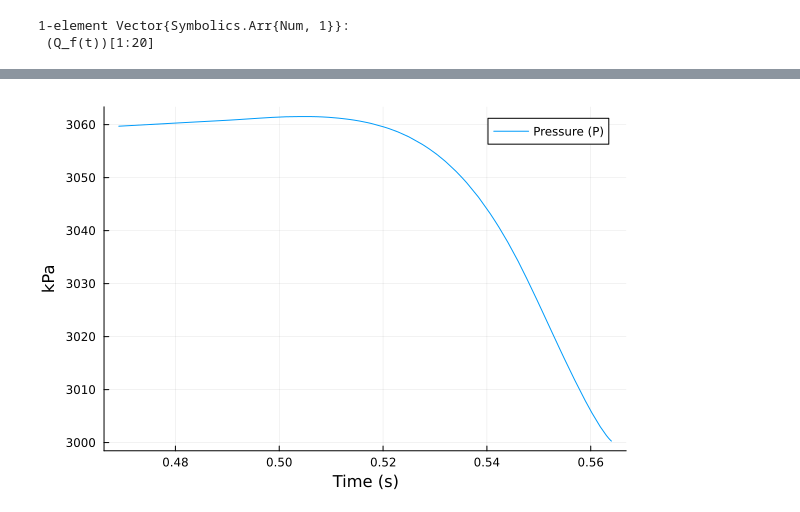
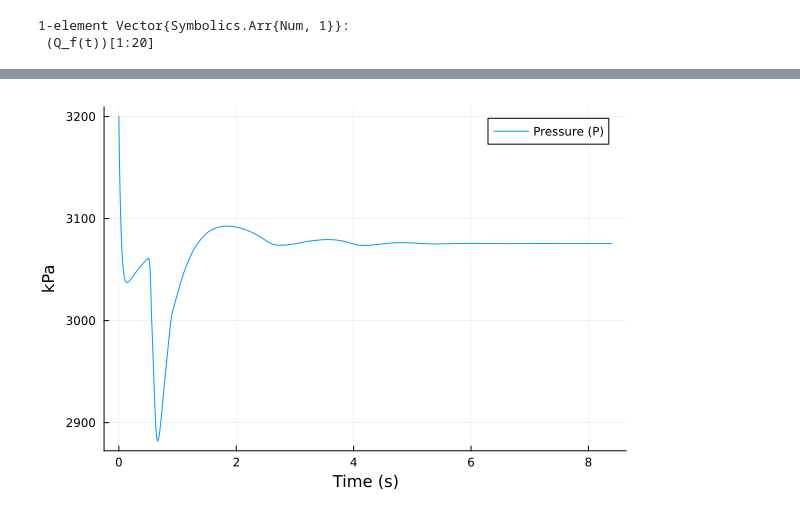
Before and after one commit to PyewDegul/HP_simulation_jl, a Jupyter notebook: 250824_Q11_revised.ipynb, the cells around one changed output, grey strips where cells are left out. Cells and saved outputs as stored; diff of their text form; code cells hidden in the pictures.

```diff
--- a/250824_Q11_revised.ipynb
+++ b/250824_Q11_revised.ipynb
@@ -474,5 +455,5 @@ u0: 63-element Vector{Float64}:
     313.15
 # %%
 # Rodas5P -> QNDF, FBDF -> RadauIIA5 [Stiff ODE solvers]
-sol = solve(prob, Rodas5P(autodiff=false), abstol=1e-6, reltol=1e-4, adaptive=true)
+sol = solve(prob, Rodas5P(autodiff=false), adaptive=true)
 # %% [output]
@@ -498,35 +479,14 @@ t: 123-element Vector{Float64}:
 # %%
 function unpack_sys(sys)
     @unpack P, h, mdot_out = sys
 
     # 1. Vectors for P, h, mdot_out
     all_h_sols = [sol[h[i]] for i in 1:N]
     all_mdot_sols = [sol[mdot_out[i]] for i in 1:N]
     # [t, Vector(P), Vector(h1), Vector(h2), ...] Vector{Vector}
     return vcat([sol.t], [sol[P]], all_h_sols, all_mdot_sols)
 end
-function plot_the_res(sol, N=N)
-    # 1. Data extraction
-    sol_t = sol[1]
-    P_sol = sol[2]
-    # h_sol : h1, h2, ... array
-    h_sols = sol[3:(2+N)]
-    mdot_sols = sol[(3+N):end]
 
-    # Restrict view to t >= 0.4
-    i0 = findfirst(>=(0.45), sol_t)
-    i0 === nothing && (i0 = 1)
-    t_view = sol_t[i0:end]
-    P_view = P_sol[i0:end]
-
-    # 2. Plot
-    p1 = Plots.plot(t_view, P_view ./ 1e3, label="Pressure (P)", xlabel="Time (s)", ylabel="kPa")
-    p2 = Plots.plot(sol_t, h_sols[10:end]./ 1e3, xlabel="Time (s)", ylabel="kJ/kg", legend=:best)
-    p3 = Plots.plot(sol_t, mdot_sols[end], label="Mass Flow Rate (mdot)", xlabel="Time (s)", ylabel="kg/s")
-
-    return p1
-end
 sol_real=unpack_sys(sys)
-plot_the_res(sol_real)
 # %% [output]
-[figure, old version]
+[figure, new version]
```
Also changed, not shown: parts of 6 cells of this notebook, 1 other file.
